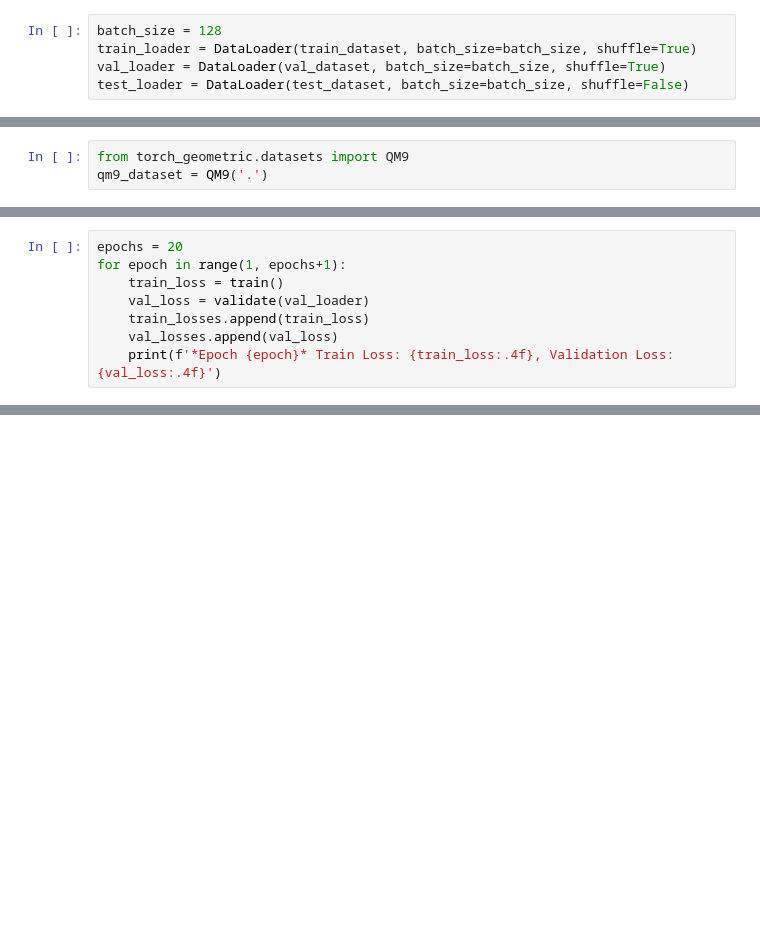
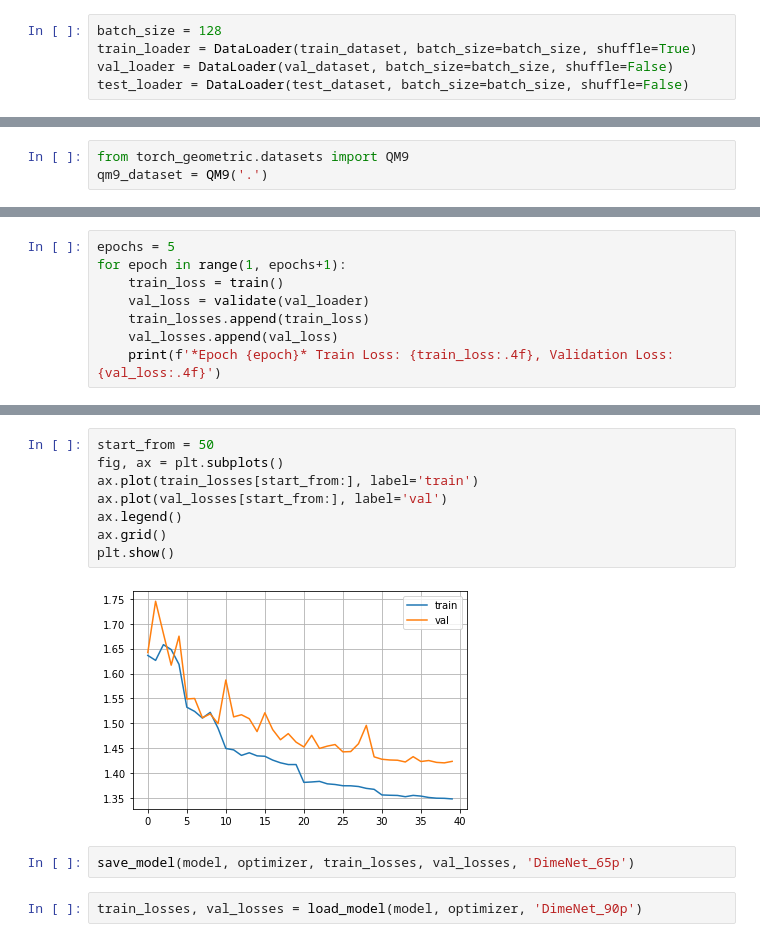
Before and after one commit to Sankek/MolecularEnergyEstimation, a Jupyter notebook: main.ipynb, the cells around one changed output, grey strips where cells are left out. Drawn from its saved outputs; the diff is of its cells as text; blank space fills up the shorter version.

```diff
--- a/main.ipynb
+++ b/main.ipynb
@@ -219,7 +224,7 @@ test_dataset = MOSESDataset(competition_name, '.', 'test')
 # %%
 batch_size = 128
 train_loader = DataLoader(train_dataset, batch_size=batch_size, shuffle=True)
-val_loader = DataLoader(val_dataset, batch_size=batch_size, shuffle=True)
+val_loader = DataLoader(val_dataset, batch_size=batch_size, shuffle=False)
 test_loader = DataLoader(test_dataset, batch_size=batch_size, shuffle=False)
 # %%
 class GCN(nn.Module):
@@ -485,5 +493,5 @@ model = model.to(device)
 # %%
-epochs = 20
+epochs = 5
 for epoch in range(1, epochs+1):
     train_loss = train()
     val_loss = validate(val_loader)
@@ -506,0 +507,14 @@ for epoch in range(1, epochs+1):
+# %%
+start_from = 50
+fig, ax = plt.subplots()
+ax.plot(train_losses[start_from:], label='train')
+ax.plot(val_losses[start_from:], label='val')
+ax.legend()
+ax.grid()
+plt.show()
+# %% [output]
+[figure, added]
+# %%
+save_model(model, optimizer, train_losses, val_losses, 'DimeNet_65p')
+# %%
+train_losses, val_losses = load_model(model, optimizer, 'DimeNet_90p')
```
Also changed, not shown: parts of 13 cells of this notebook.
